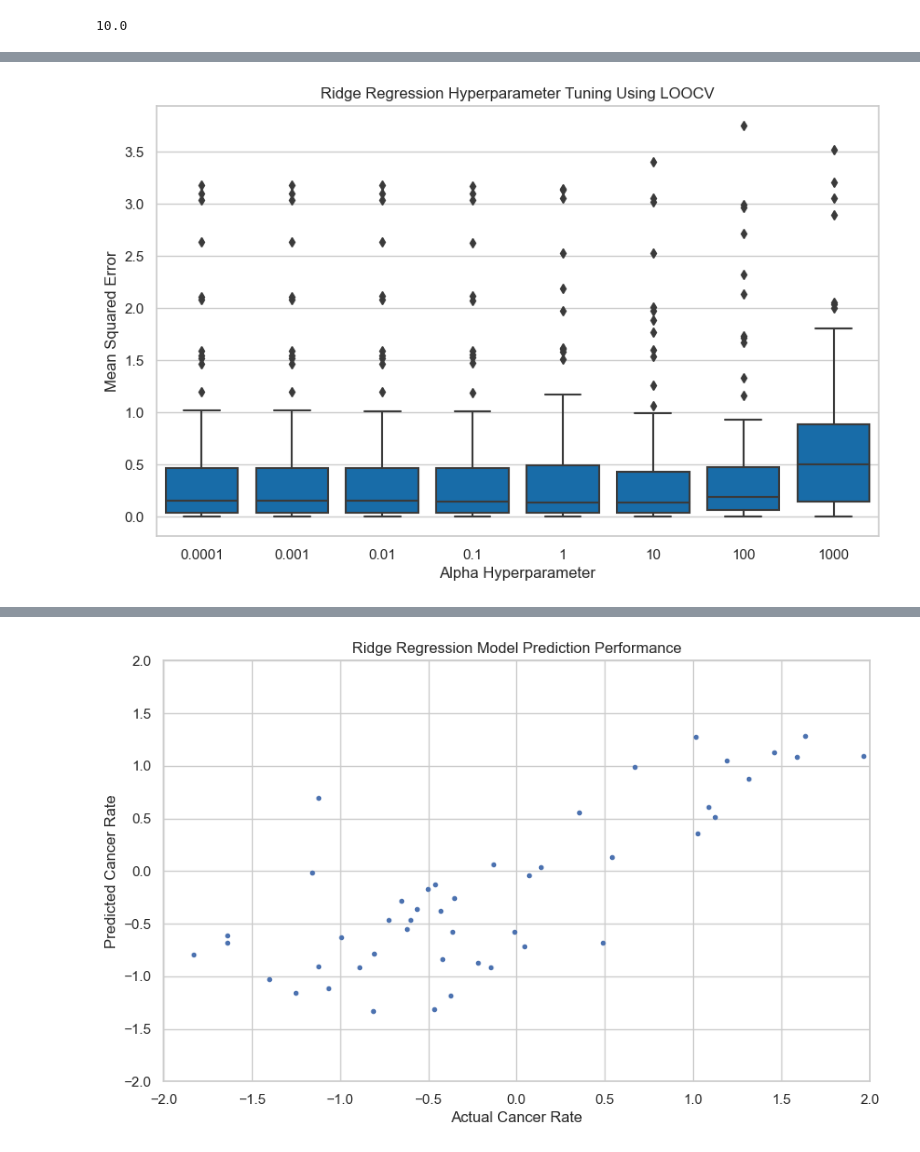
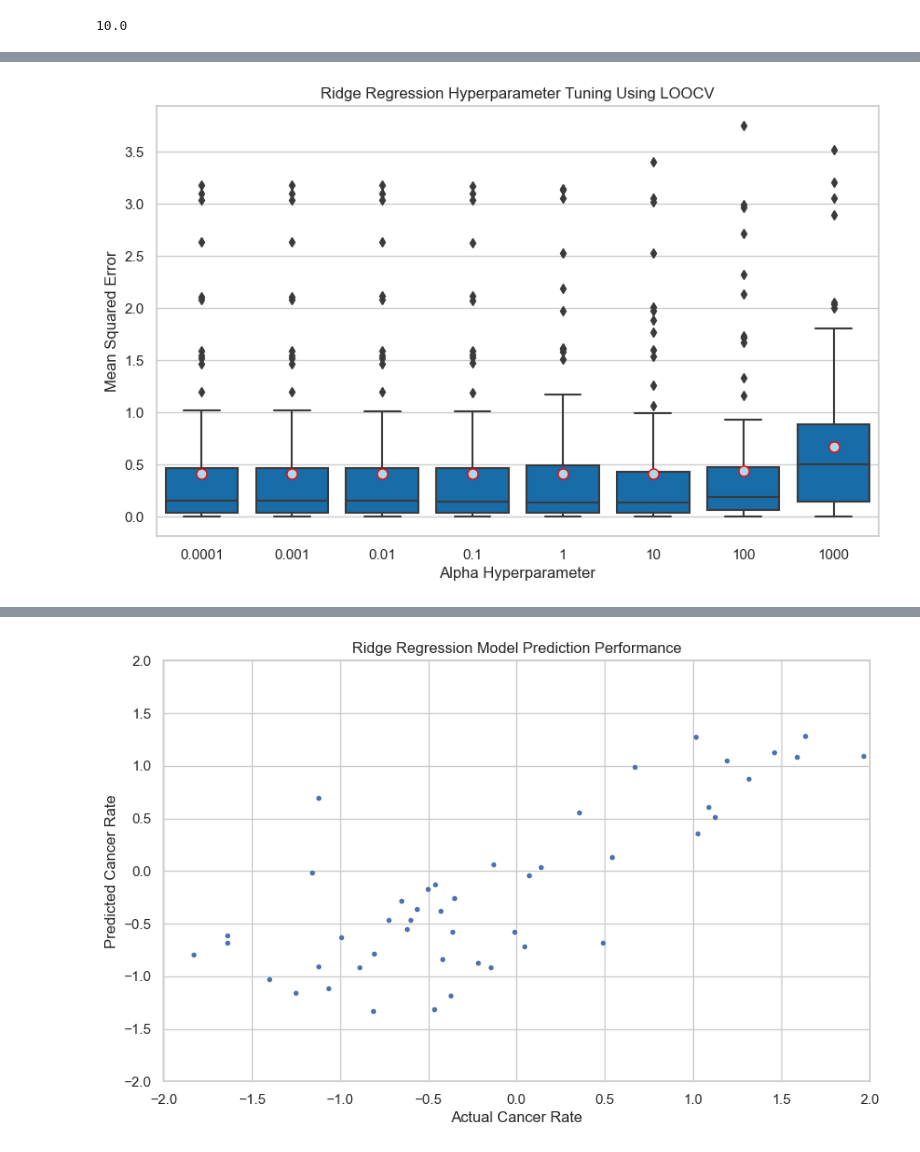
Before and after one commit to JohnPaulinePineda/Supervised-Machine-Learning-Regression-Final-Assignment, a Jupyter notebook: RegressionForMachineLearning_FinalAssignment.ipynb, the cells around one changed output, grey strips where cells are left out. Saved outputs shown, nothing was run; the diff lists cells and outputs as text; code cells hidden in the pictures.

```diff
--- a/RegressionForMachineLearning_FinalAssignment.ipynb
+++ b/RegressionForMachineLearning_FinalAssignment.ipynb
@@ -2163,18 +2222,27 @@ display(ridge_regression_LOOCV)
 # %%
 ##################################
 # Plotting the ridge regression
 # hyperparameter tuning results
 # using LOOCV
 ##################################
 sns.set(style="whitegrid")
 plt.figure(figsize=(10, 6))
-sns.boxplot(x='alpha', y='MSE', data=ridge_regression_LOOCV, color="#0070C0")
+plt.grid(True)
+sns.boxplot(x='alpha',
+            y='MSE',
+            data=ridge_regression_LOOCV,
+            color="#0070C0",
+            showmeans=True,
+            meanprops={'marker':'o',
+                       'markerfacecolor':'#ADD8E6',
+                       'markeredgecolor':'#FF0000',
+                       'markersize':'8'})
 plt.xlabel('Alpha Hyperparameter')
 plt.ylabel('Mean Squared Error')
 plt.title('Ridge Regression Hyperparameter Tuning Using LOOCV')
 plt.show()
 # %% [output]
-[figure, old version]
+[figure, new version]
 # %%
 ##################################
 # Evaluating the ridge regression model
```
Also changed, not shown: parts of 58 cells of this notebook.
